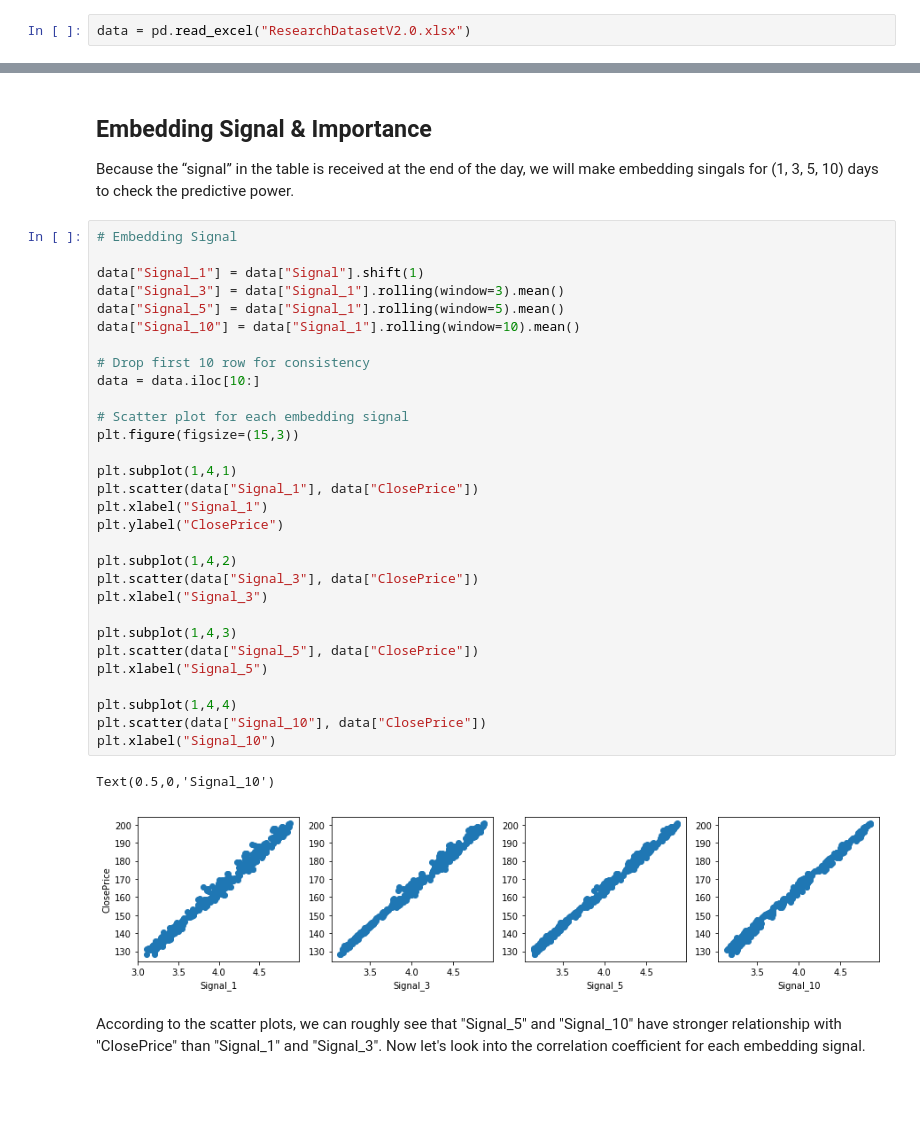
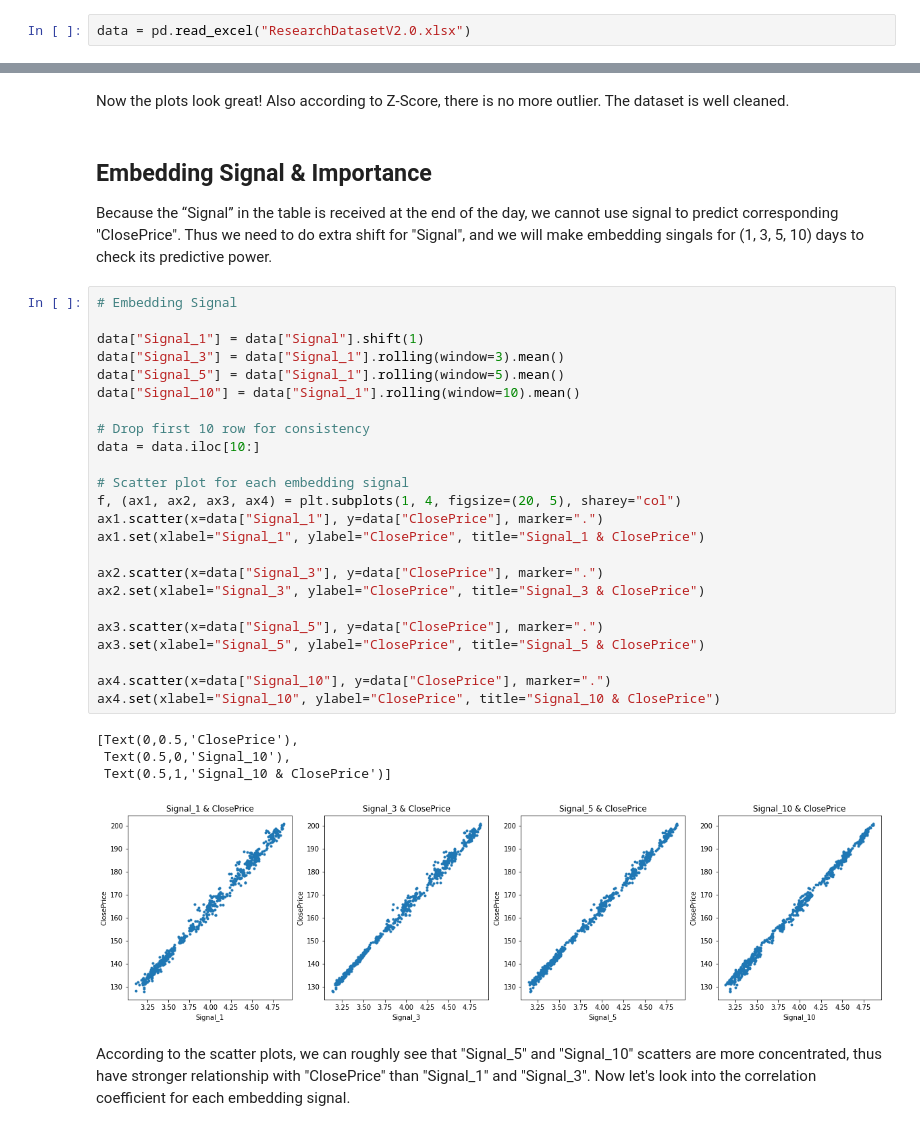
Before and after one commit to nsu1210/data-science-interview, a Jupyter notebook: Cubist/Cubist_Analysis_Report.ipynb, the cells around one changed output, grey strips where cells are left out. Saved outputs shown, nothing was run; the diff lists cells and outputs as text; blank space fills up the shorter version.

```diff
--- a/Cubist/Cubist_Analysis_Report.ipynb
+++ b/Cubist/Cubist_Analysis_Report.ipynb
@@ -79,39 +117,37 @@ Text(0.5,0,'Date')
+# %% [markdown]
+Now the plots look great! Also according to Z-Score, there is no more outlier. The dataset is well cleaned.
 # %% [markdown]
 ## Embedding Signal & Importance
 
-Because the “signal” in the table is received at the end of the day, we will make embedding singals for (1, 3, 5, 10) days to check the predictive power.
+Because the “Signal” in the table is received at the end of the day, we cannot use signal to predict corresponding "ClosePrice". Thus we need to do extra shift for "Signal", and we will make embedding singals for (1, 3, 5, 10) days to check its predictive power.
 # %%
 # Embedding Signal
 
 data["Signal_1"] = data["Signal"].shift(1)
 data["Signal_3"] = data["Signal_1"].rolling(window=3).mean()
 data["Signal_5"] = data["Signal_1"].rolling(window=5).mean()
 data["Signal_10"] = data["Signal_1"].rolling(window=10).mean()
 
 # Drop first 10 row for consistency
 data = data.iloc[10:]
 
 # Scatter plot for each embedding signal
-plt.figure(figsize=(15,3))
+f, (ax1, ax2, ax3, ax4) = plt.subplots(1, 4, figsize=(20, 5), sharey="col")
+ax1.scatter(x=data["Signal_1"], y=data["ClosePrice"], marker=".")
+ax1.set(xlabel="Signal_1", ylabel="ClosePrice", title="Signal_1 & ClosePrice")
 
-plt.subplot(1,4,1)
-plt.scatter(data["Signal_1"], data["ClosePrice"])
-plt.xlabel("Signal_1")
-plt.ylabel("ClosePrice")
+ax2.scatter(x=data["Signal_3"], y=data["ClosePrice"], marker=".")
+ax2.set(xlabel="Signal_3", ylabel="ClosePrice", title="Signal_3 & ClosePrice")
 
-plt.subplot(1,4,2)
-plt.scatter(data["Signal_3"], data["ClosePrice"])
-plt.xlabel("Signal_3")
+ax3.scatter(x=data["Signal_5"], y=data["ClosePrice"], marker=".")
+ax3.set(xlabel="Signal_5", ylabel="ClosePrice", title="Signal_5 & ClosePrice")
 
-plt.subplot(1,4,3)
-plt.scatter(data["Signal_5"], data["ClosePrice"])
-plt.xlabel("Signal_5")
-
-plt.subplot(1,4,4)
-plt.scatter(data["Signal_10"], data["ClosePrice"])
-plt.xlabel("Signal_10")
+ax4.scatter(x=data["Signal_10"], y=data["ClosePrice"], marker=".")
+ax4.set(xlabel="Signal_10", ylabel="ClosePrice", title="Signal_10 & ClosePrice")
 # %% [output]
-Text(0.5,0,'Signal_10')
+[Text(0,0.5,'ClosePrice'),
+ Text(0.5,0,'Signal_10'),
+ Text(0.5,1,'Signal_10 & ClosePrice')]
-[figure, old version]
+[figure, new version]
 # %% [markdown]
-According to the scatter plots, we can roughly see that "Signal_5" and "Signal_10" have stronger relationship with "ClosePrice" than "Signal_1" and "Signal_3". Now let's look into the correlation coefficient for each embedding signal.
+According to the scatter plots, we can roughly see that "Signal_5" and "Signal_10" scatters are more concentrated, thus have stronger relationship with "ClosePrice" than "Signal_1" and "Signal_3". Now let's look into the correlation coefficient for each embedding signal.
```
Also changed, not shown: parts of 19 cells of this notebook, 1 other file.
